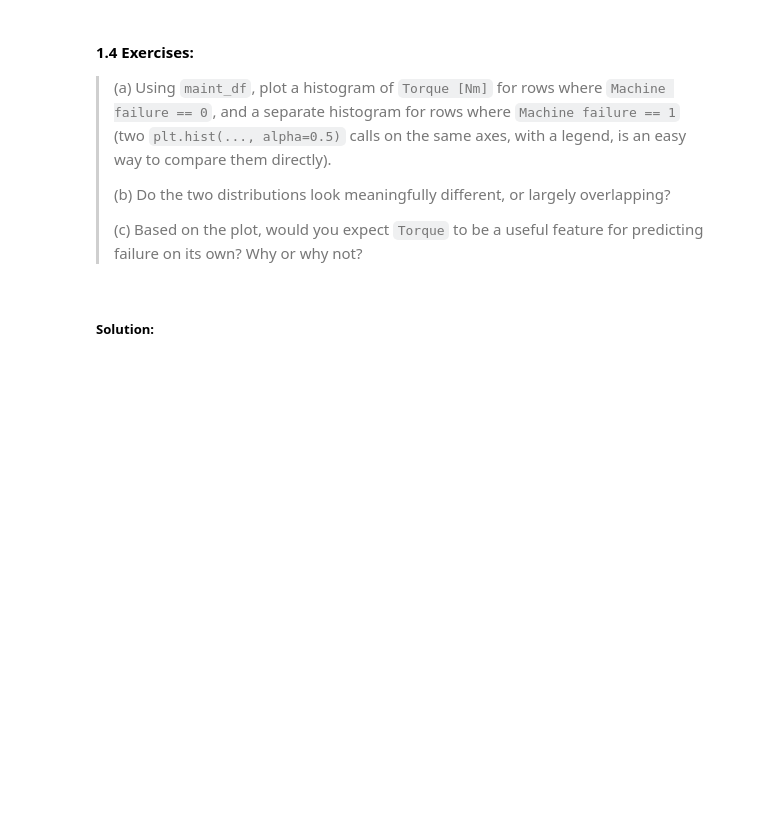
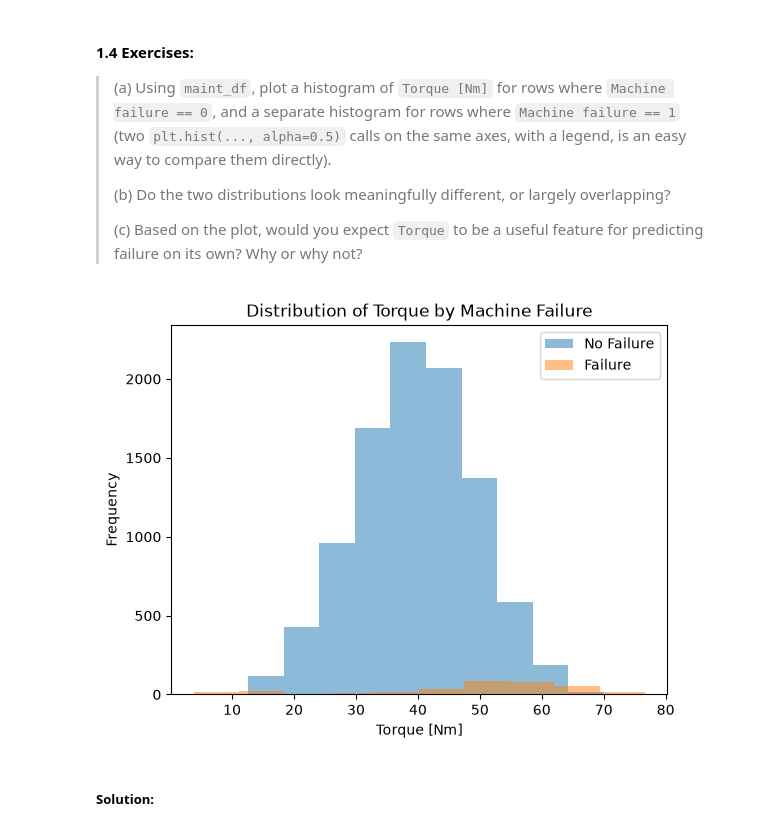
Before and after one commit to JuanBettinelli/Machine_Learning_for_Applied_Research, a Jupyter notebook: MLfAR_06_metrics.ipynb, the cells around one changed output. Saved outputs shown, nothing was run; the diff lists cells and outputs as text; code cells hidden in the pictures; blank space fills up the shorter version.

```diff
--- a/MLfAR_06_metrics.ipynb
+++ b/MLfAR_06_metrics.ipynb
@@ -175,6 +275,24 @@ Notice the `stratify=y_maint` argument, which we have not used before: with a ra
 > (c) Based on the plot, would you expect `Torque` to be a useful feature for predicting failure on its own? Why or why not?
 # %%
 # Your solution:
+# (a) Using `maint_df`, plot a histogram of `Torque [Nm]` for rows where `Machine failure == 0`, and a separate histogram for rows where `Machine failure == 1` (two `plt.hist(..., alpha=0.5)` calls on the same axes, with a legend, is an easy way to compare them directly).
+from matplotlib import pyplot as plt
+
+plt.hist(maint_df[maint_df['Machine failure'] == 0]['Torque'], alpha=0.5, label='No Failure')
+plt.hist(maint_df[maint_df['Machine failure'] == 1]['Torque'], alpha=0.5, label='Failure')
+plt.xlabel('Torque [Nm]')
+plt.ylabel('Frequency')
+plt.title('Distribution of Torque by Machine Failure')
+plt.legend()
+plt.show()
+
+# (b) Do the two distributions look meaningfully different, or largely overlapping?
+# The two distributions don't look meaningfully different; they are largely overlapping, indicating that Torque alone may not be a strong predictor of Machine failure.
+
+# (c) Based on the plot, would you expect `Torque` to be a useful feature for predicting failure on its own? Why or why not?
+# Based on the plot, I would not expect `Torque` to be a useful feature for predicting failure on its own. The distributions for both failure and no failure cases are largely overlapping, suggesting that Torque does not provide a clear distinction between the two classes.
+# %% [output]
+[figure, added]
 # %% [markdown]
 ##### Solution:
 # %%
```
Also changed, not shown: parts of 18 cells of this notebook, 1 other file.
